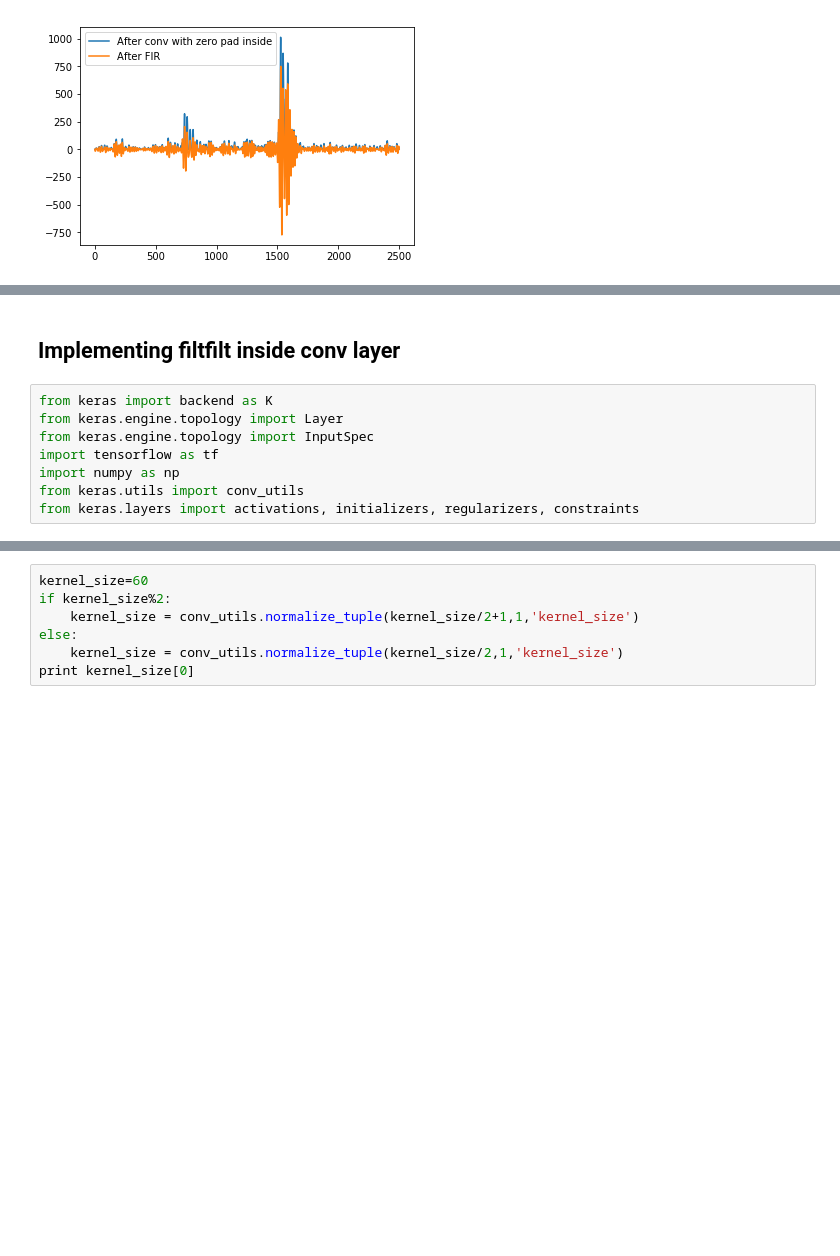
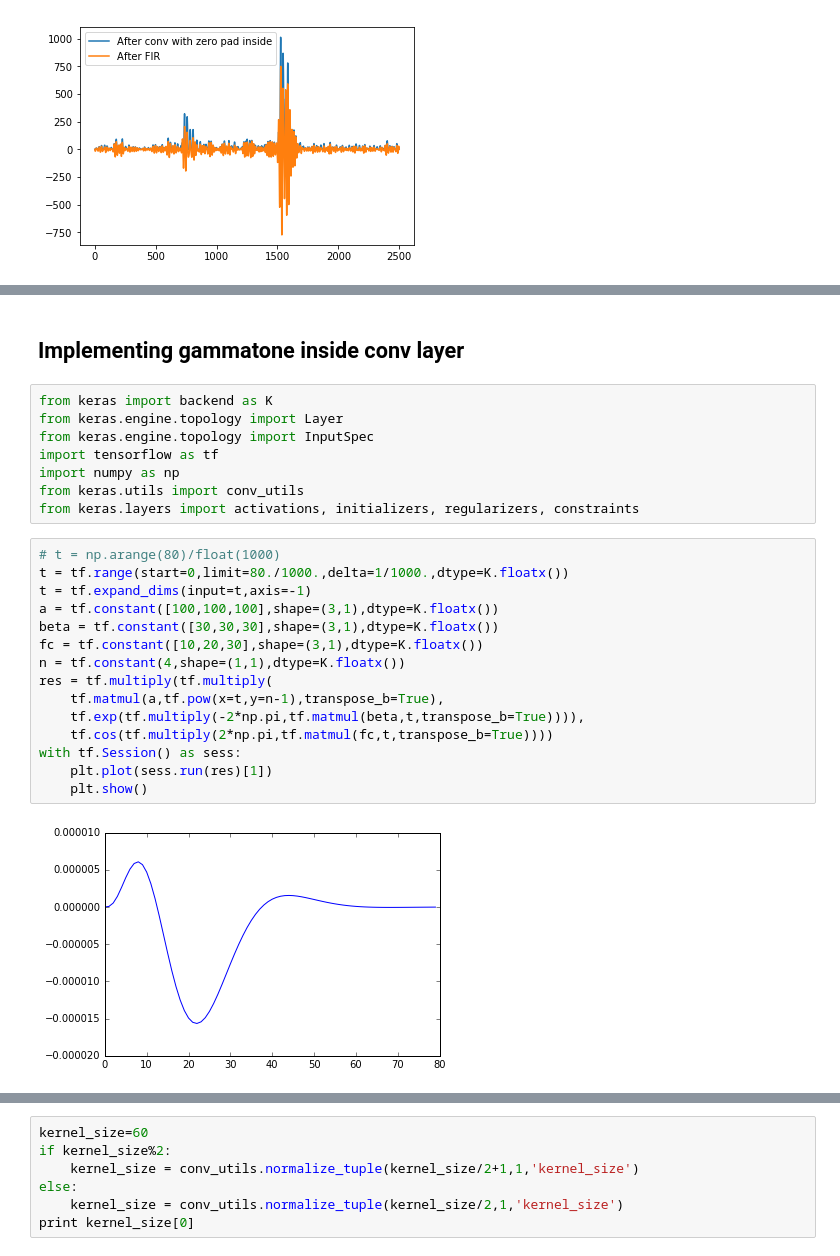
Before and after one commit to AhmedImtiazPrio/heartnet, a Jupyter notebook: codes/FIR_conv_test.ipynb, the cells around one changed output, grey strips where cells are left out. Saved outputs shown, nothing was run; the diff lists cells and outputs as text; blank space fills up the shorter version.

```diff
--- a/codes/FIR_conv_test.ipynb
+++ b/codes/FIR_conv_test.ipynb
@@ -74,5 +76,5 @@ plt.show()
 # %% [markdown]
-## Implementing filtfilt inside conv layer
+## Implementing gammatone inside conv layer
 # %%
 from keras import backend as K
 from keras.engine.topology import Layer
@@ -81,3 +83,20 @@ import tensorflow as tf
 import numpy as np
 from keras.utils import conv_utils
 from keras.layers import activations, initializers, regularizers, constraints
+# %%
+# t = np.arange(80)/float(1000)
+t = tf.range(start=0,limit=80./1000.,delta=1/1000.,dtype=K.floatx())
+t = tf.expand_dims(input=t,axis=-1)
+a = tf.constant([100,100,100],shape=(3,1),dtype=K.floatx())
+beta = tf.constant([30,30,30],shape=(3,1),dtype=K.floatx())
+fc = tf.constant([10,20,30],shape=(3,1),dtype=K.floatx())
+n = tf.constant(4,shape=(1,1),dtype=K.floatx())
+res = tf.multiply(tf.multiply(
+    tf.matmul(a,tf.pow(x=t,y=n-1),transpose_b=True),
+    tf.exp(tf.multiply(-2*np.pi,tf.matmul(beta,t,transpose_b=True)))),
+    tf.cos(tf.multiply(2*np.pi,tf.matmul(fc,t,transpose_b=True))))
+with tf.Session() as sess:
+    plt.plot(sess.run(res)[1])
+    plt.show()
+# %% [output]
+[figure, added]
```
Also changed, not shown: parts of 11 cells of this notebook, 50 other files.
